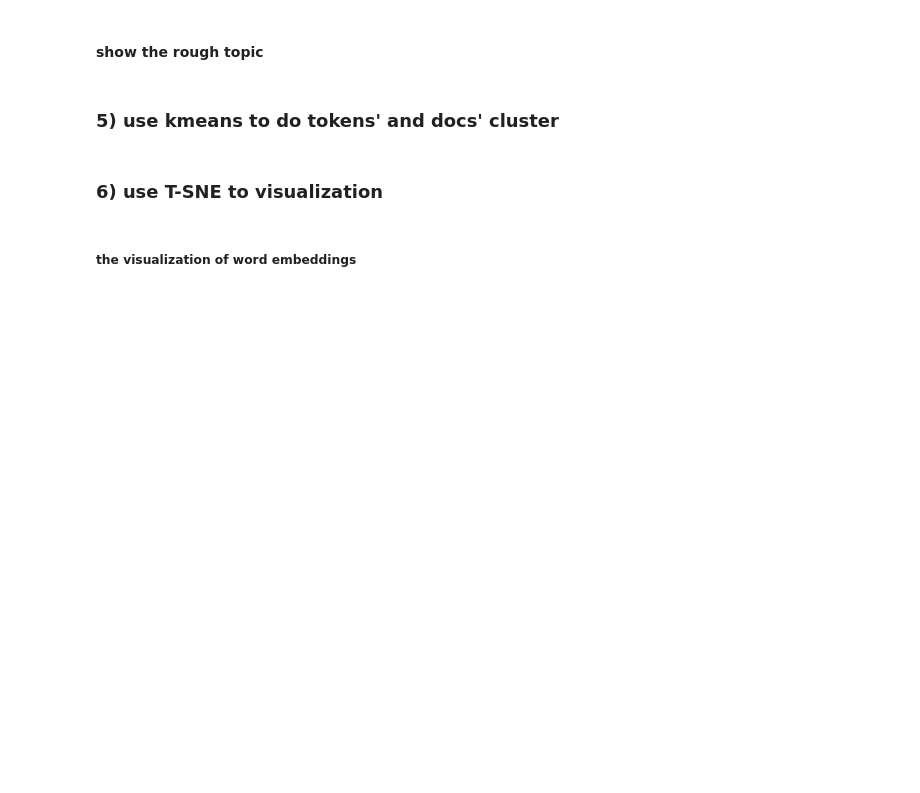
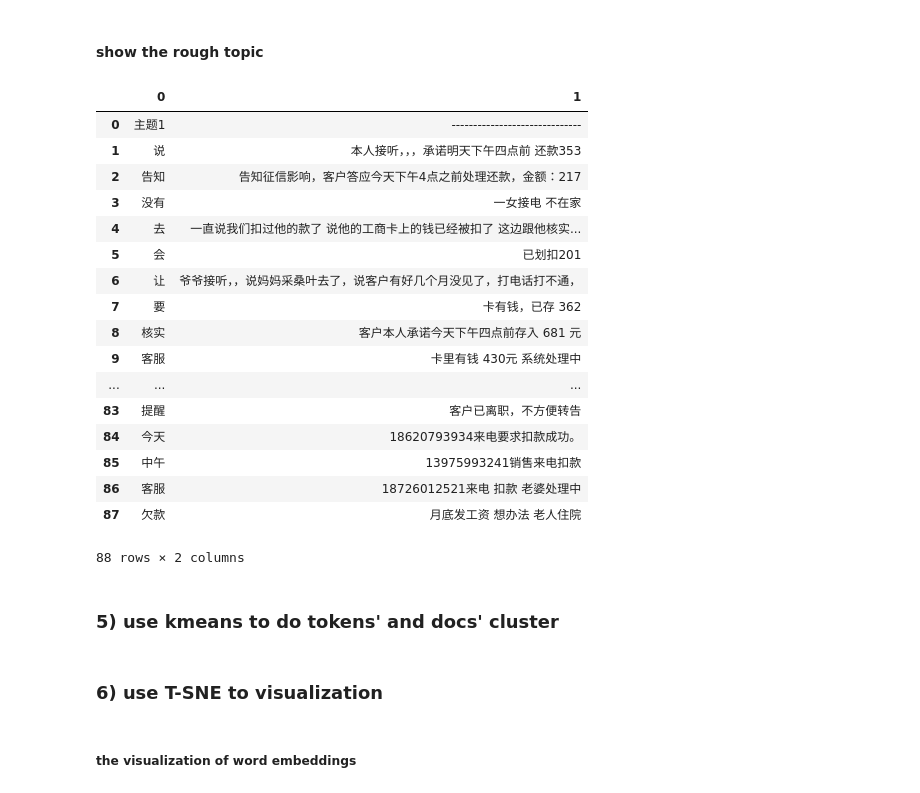
Before and after one commit to miission/TFProj, a Jupyter notebook: Natural language process/Topic Model.ipynb, the cells around one changed output. Saved outputs shown, nothing was run; the diff lists cells and outputs as text; code cells hidden in the pictures; blank space fills up the shorter version.

```diff
--- a/Natural language process/Topic Model.ipynb
+++ b/Natural language process/Topic Model.ipynb
@@ -113,7 +109,7 @@ rawSentences[:5]
 # %% [markdown]
 ### 3) encode the tokens and corpus
 # %%
-HP_miniTokenFreq = 3 #minimal tokens frequency
+HP_miniTokenFreq = 30 #minimal tokens frequency
 tokenCount = dict()  #token count
 token2code = dict()  #token to code
 code2token = ['IFRQ'] #code to token
@@ -201,9 +197,9 @@ saver = tf.train.Saver()
 #### training the tensorflow graph
 # %%
 #hyperparameters
-n_epochs   = 1000
+n_epochs   = 100
 printLoop  = n_epochs/10
-traningNum = 20000
+traningNum = 10000
 batchNums  = documNums//traningNum+1
 with tf.Session() as sess:
     init.run()
@@ -251,7 +261,26 @@ outDF = [keyWords,keySentences]
 outDF = pd.DataFrame(outDF).T
 outDF.to_csv('save/topic.csv',encoding='gbk',index=False)
 # %%
-outDF.head(10)
+outDF.head(100)
+# %% [output]
+|  | 0 | 1 |
+| 0 | 主题1 | ------------------------------ |
+| 1 | 说 | 本人接听，，，承诺明天下午四点前 还款353 |
+| 2 | 告知 | 告知征信影响，客户答应今天下午4点之前处理还款，金额：217 |
+| 3 | 没有 | 一女接电 不在家 |
+| 4 | 去 | 一直说我们扣过他的款了 说他的工商卡上的钱已经被扣了 这边跟他核实... |
+| 5 | 会 | 已划扣201 |
+| 6 | 让 | 爷爷接听，，说妈妈采桑叶去了，说客户有好几个月没见了，打电话打不通， |
+| 7 | 要 | 卡有钱，已存 362 |
+| 8 | 核实 | 客户本人承诺今天下午四点前存入 681 元 |
+| 9 | 客服 | 卡里有钱 430元 系统处理中 |
+| ... | ... | ... |
+| 83 | 提醒 | 客户已离职，不方便转告 |
+| 84 | 今天 | 18620793934来电要求扣款成功。 |
+| 85 | 中午 | 13975993241销售来电扣款 |
+| 86 | 客服 | 18726012521来电 扣款 老婆处理中 |
+| 87 | 欠款 | 月底发工资 想办法 老人住院 |
+88 rows × 2 columns
 # %% [markdown]
 ### 5)  use kmeans to do tokens' and docs' cluster
 # %%
```
Also changed, not shown: parts of 10 cells of this notebook, 5 other files.
